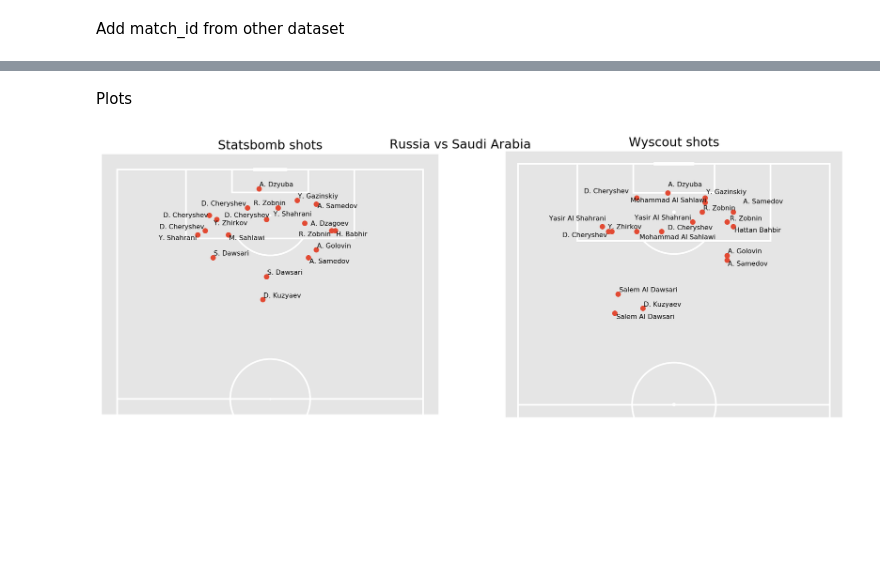
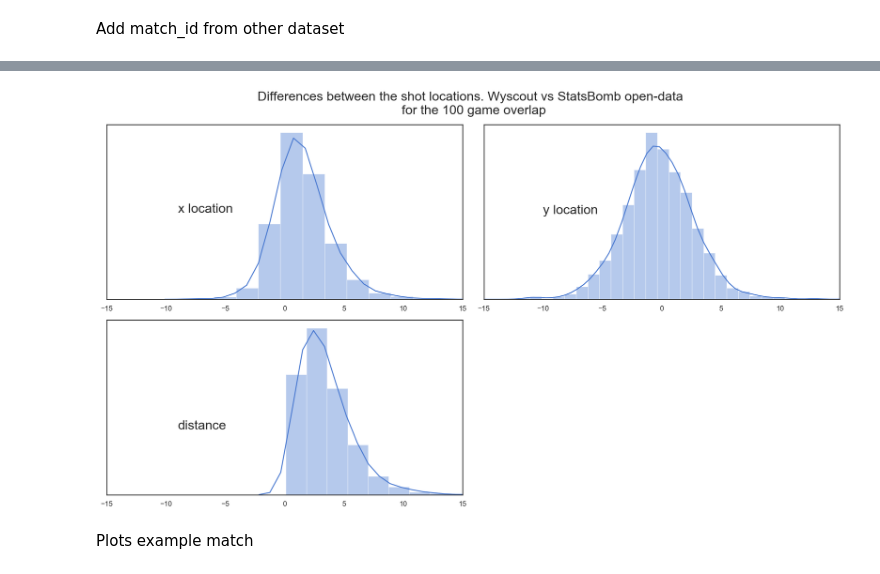
Before and after one commit to andrewRowlinson/expected-goals-thesis, a Jupyter notebook: notebooks/compare_overlap.ipynb, the cells around one changed output, grey strips where cells are left out. Drawn from its saved outputs; the diff is of its cells as text; code cells hidden in the pictures; blank space fills up the shorter version.

```diff
--- a/notebooks/compare_overlap.ipynb
+++ b/notebooks/compare_overlap.ipynb
@@ -54,0 +311,6 @@ Number of Wyscout shots: 2494
+# %%
+distance = ((df_matched_shots.x_statsbomb - df_matched_shots.x_wyscout)**2 +
+            (df_matched_shots.y_statsbomb - df_matched_shots.y_wyscout)**2)**0.5
+# %%
+x_diff = df_matched_shots.x_statsbomb - df_matched_shots.x_wyscout
+y_diff = df_matched_shots.y_statsbomb - df_matched_shots.y_wyscout
@@ -55,2 +329,20 @@ Number of Wyscout shots: 2494
+# %%
+sns.set(style="white", palette="muted", color_codes=True)
+fig, ax  = plt.subplots(2, 2, figsize=(16, 9), constrained_layout=True)
+sns.distplot(x_diff, ax=ax[0, 0])
+sns.distplot(y_diff, ax=ax[0, 1])
+sns.distplot(distance, ax=ax[1, 0])
+plt.setp(ax, yticks=[])
+ax[0, 0].set_xlim(-15, 15)
+ax[0, 0].annotate('x location', (-9, 0.1), fontsize=20)
+ax[0, 1].set_xlim(-15, 15)
+ax[0, 1].annotate('y location', (-10, 0.08), fontsize=20)
+ax[1, 0].set_xlim(-15, 15)
+ax[1, 0].annotate('distance', (-9, 0.08), fontsize=20)
+ax[1, 1].remove()
+fig.suptitle('Differences between the shot locations. Wyscout vs StatsBomb open-data \n for the 100 game overlap', fontsize=20)
+fig.savefig('distance_differences.png', bbox_inches = 'tight', pad_inches = 2)
+# %% [output]
+[figure, added]
 # %% [markdown]
-Plots
+Plots example match
@@ -69,33 +348,0 @@ team2 = subset_match.away_team_name.values[0]
-# %%
-fig, ax  = plt.subplots(1, 2, figsize=(16, 7))
-fig.suptitle(f'{team1} vs {team2}', fontsize=15, y=0.85, color='black')
-pitch_statsbomb.draw(ax=ax[0])
-pitch_statsbomb.scatter(subset_statsbomb.x, subset_statsbomb.y, ax=ax[0])
-ax[0].set_title('Statsbomb shots', fontsize=15, color='black')
-pitch_wyscout.draw(ax=ax[1])
-pitch_statsbomb.scatter(subset_wyscout.start_x, subset_wyscout.start_y, ax=ax[1])
-ax[1].set_title('Wyscout shots', fontsize=15, color='black')
-
-# wyscout labels
-wyscout_text = []
-for i in range(len(subset_wyscout.shortName)):
-    text = pitch_wyscout.annotate(subset_wyscout.shortName.iloc[i],
-                                  (subset_wyscout.start_x.iloc[i], subset_wyscout.start_y.iloc[i]), fontsize=8,
-                                  ax=ax[1], va='center', ha='center', color='black')
-    wyscout_text.append(text)
-adjust_text(wyscout_text, ax=ax[1])
-
-# statsbomb labels
-subset_statsbomb['shortName'] = (subset_statsbomb.player_name.str[0] +
-                                 '. ' +
-                                 subset_statsbomb.player_name.str.split(' ').apply(lambda x: x[-1]))
-statsbomb_text = []
-for i in range(len(subset_statsbomb.shortName)):
-    text = pitch_statsbomb.annotate(subset_statsbomb.shortName.iloc[i],
-                                    (subset_statsbomb.x.iloc[i], subset_statsbomb.y.iloc[i]), fontsize=8,
-                                    ax=ax[0], va='center', ha='center', color='black')
-    statsbomb_text.append(text)
-adjust_text(statsbomb_text, ax=ax[0]);
-fig.savefig('comparison.png')
-# %% [output]
-[figure, removed]
```
Also changed, not shown: parts of 46 cells of this notebook, 2 other files.
